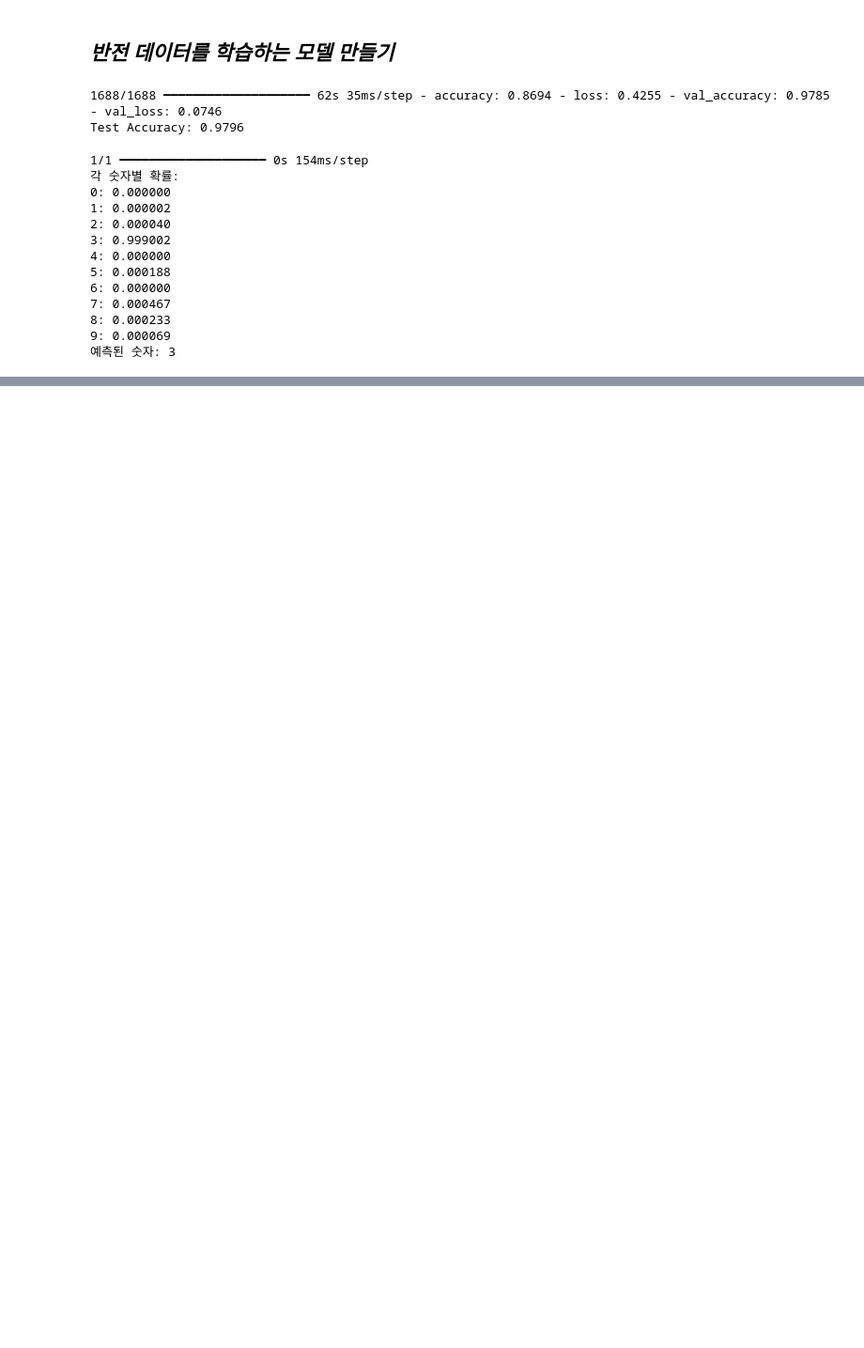
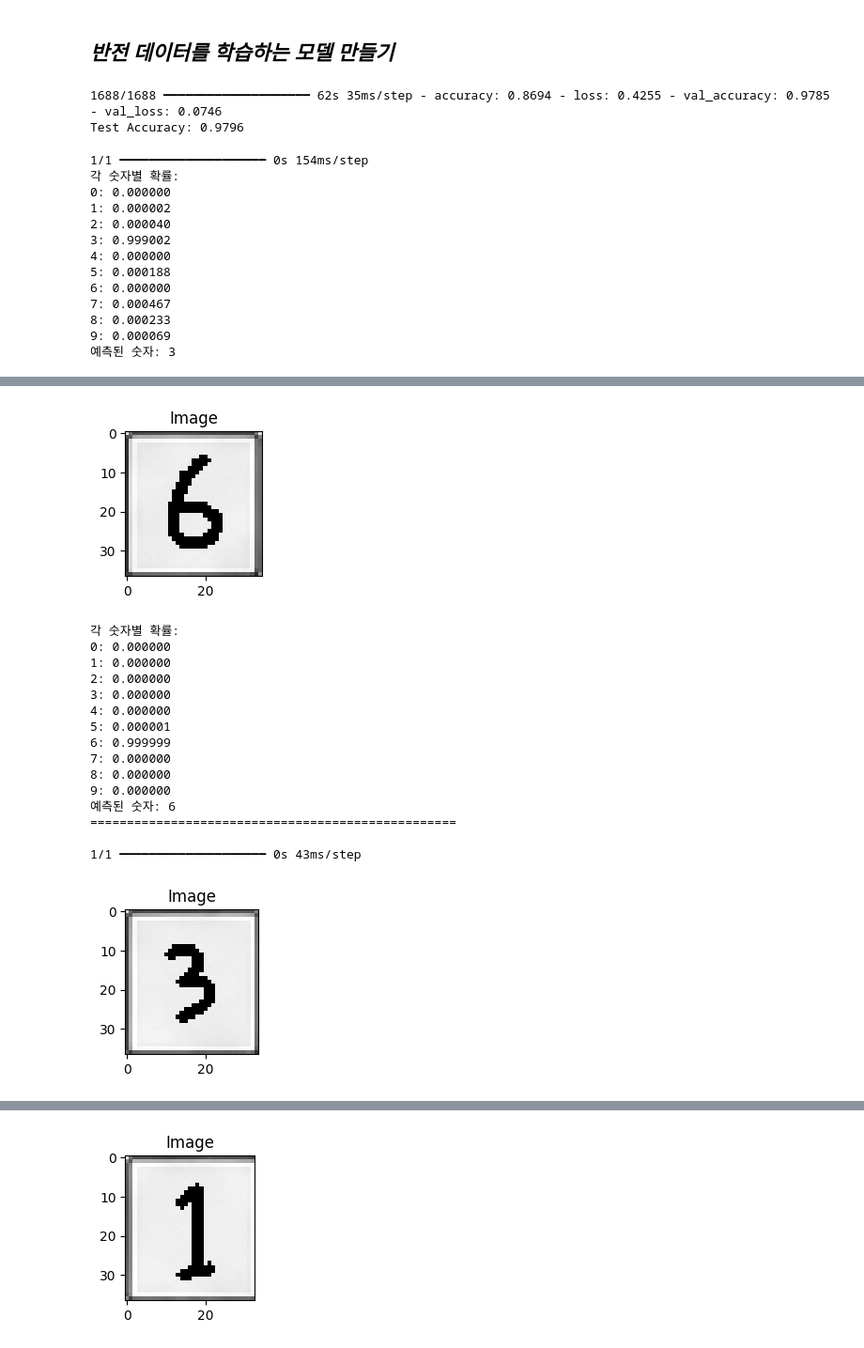
Before and after one commit to suriseven/image_tutorial, a Jupyter notebook: chap02/chap02.ipynb, the cells around one changed output, grey strips where cells are left out. Shown at 94% size. Drawn from its saved outputs; the diff is of its cells as text; code cells hidden in the pictures; blank space fills up the shorter version.

```diff
--- a/chap02/chap02.ipynb
+++ b/chap02/chap02.ipynb
@@ -156,7 +156,7 @@ x_test  = x_test.reshape(-1,28,28,1).astype('float32') / 255.0
 # 학습을 위한 인공신경망 모델 정의
 # 28x28 이미지를 입력으로 하여 10개의 숫자를 출력하는 모델
 # 10개의 숫자: 숫자 0일 확률, 숫자 1일 확률, 숫자 2일 확률 ... 숫자 9일 확률
-model = models.Sequential([
+new_model_v2 = models.Sequential([
     layers.Conv2D(16, (3,3), activation='relu', input_shape=(28,28,1)),
     layers.MaxPooling2D((2,2)),
     layers.Conv2D(32, (3,3), activation='relu'),
@@ -167,15 +167,15 @@ model = models.Sequential([
 ])
 
 # --- 3. 컴파일 ---
-model.compile(optimizer='adam',
+new_model_v2.compile(optimizer='adam',
               loss='sparse_categorical_crossentropy',
               metrics=['accuracy'])
 
 # --- 4. 학습 ---
-model.fit(x_train, y_train, epochs=1, batch_size=64, validation_split=0.1)
+new_model_v2.fit(x_train, y_train, epochs=1, batch_size=64, validation_split=0.1)
 
 # --- 5. 테스트 정확도 ---
-test_loss, test_acc = model.evaluate(x_test, y_test, verbose=0)
+test_loss, test_acc = new_model_v2.evaluate(x_test, y_test, verbose=0)
 print(f"Test Accuracy: {test_acc:.4f}")
 # %% [output]
 844/844 ━━━━━━━━━━━━━━━━━━━━ 34s 37ms/step - accuracy: 0.8559 - loss: 0.4959 - val_accuracy: 0.9813 - val_loss: 0.0619
@@ -207,7 +207,7 @@ img = img.astype("float32") / 255.0    # 0~1 정규화
 img = img.reshape(1, 28, 28, 1)
 
 # 4. 예측
-pred = model.predict(img)
+pred = new_model_v2.predict(img)
 import numpy as np
 
 np.set_printoptions(suppress=True, precision=6)
@@ -268,7 +268,7 @@ img = img.astype("float32") / 255.0    # 0~1 정규화
 img = img.reshape(1, 28, 28, 1)
 
 # 4. 예측
-pred = model.predict(img)
+pred = new_model_v2.predict(img)
 import numpy as np
 
 np.set_printoptions(suppress=True, precision=6)
@@ -591,0 +434,8 @@ plt.show()
+# %%
+# 0.3배부터 1.7배까지 10단계로 밝기를 변화시킵니다
+# -40부터 40까지 5단계로 밝기를 변화시킵니다
+contrast_values = np.linspace(0.3, 1.7, 10)
+brightness_values = np.linspace(-40, 40, 5)
+
+print(contrast_values)
+print(brightness_values)
@@ -591,0 +657,31 @@ plt.show()
+# %%
+import cv2
+import numpy as np
+
+
+for num in [num1, num2, num3, num4, num5]:
+    # 이미지를 흑백으로 읽기
+    num = cv2.cvtColor(num, cv2.COLOR_BGR2GRAY)
+
+    # 2. 전처리 (28x28, 정규화)
+    num_resize = cv2.resize(num, (28, 28))        # 크기 맞추기
+
+    # 3. 정규화및 모델 입력 형태 맞추기 (batch, 28, 28, 1)
+    num_input = num_resize.reshape(-1, 28, 28, 1).astype('float32') / 255.0   # 0~1 정규화
+
+    # 4. 예측
+    pred = new_model_v2.predict(num_input)
+    import numpy as np
+
+    np.set_printoptions(suppress=True, precision=6)
+
+    cv2_imshow(num, figsize=(2,2))
+    print("각 숫자별 확률:")
+    for i, p in enumerate(pred[0]):
+        print(f"{i}: {p:.6f}")
+
+    digit = np.argmax(pred[0])
+    print("예측된 숫자:", digit)
+    print("==================================================")
+    print()
+# %% [output]
@@ -591,0 +689,17 @@ plt.show()
+[figure, added]
+각 숫자별 확률:
+0: 0.000000
+1: 0.000000
+2: 0.000000
+3: 0.000000
+4: 0.000000
+5: 0.000001
+6: 0.999999
+7: 0.000000
+8: 0.000000
+9: 0.000000
+예측된 숫자: 6
+==================================================
+
+1/1 ━━━━━━━━━━━━━━━━━━━━ 0s 43ms/step
+[figure, added]
@@ -591,0 +721 @@ plt.show()
+[figure, added]
```
Also changed, not shown: parts of 23 cells of this notebook, 2 other files.
